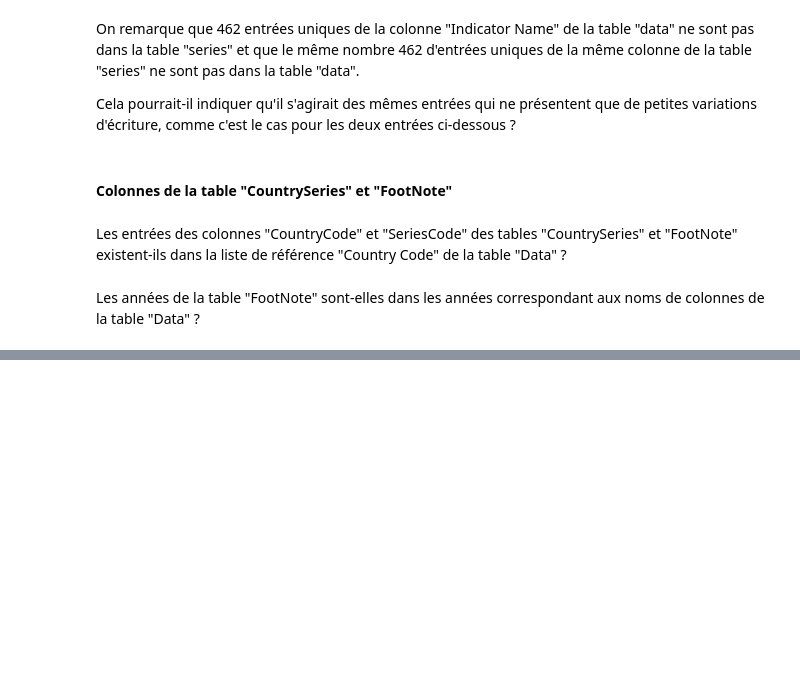
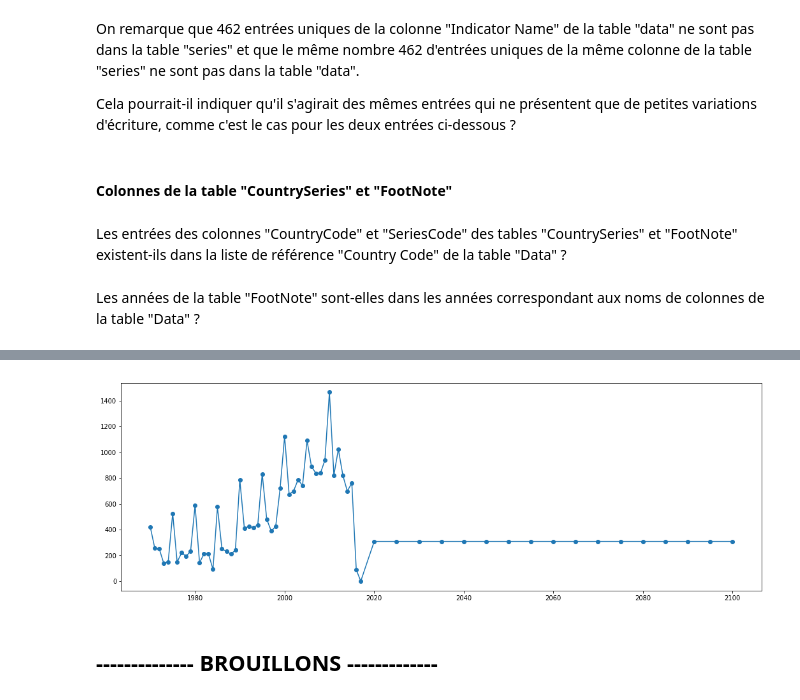
Before and after one commit to SmellyArmure/OC_DS_Project2, a Jupyter notebook: NOTEBOOK/P2-DataSystEd.ipynb, the cells around one changed output, grey strips where cells are left out. Saved outputs shown, nothing was run; the diff lists cells and outputs as text; code cells hidden in the pictures; blank space fills up the shorter version.

```diff
--- a/NOTEBOOK/P2-DataSystEd.ipynb
+++ b/NOTEBOOK/P2-DataSystEd.ipynb
@@ -296,3 +354,16 @@ footnote[footnote["Year"]=='yr2012']
+# %%
+# Nbe d'indicateurs (sur 3665 = max) dispo par année pour un pays
+
+tab = [data_gb_cnt[data_gb_cnt.index=='FRA'][year].values for year in data_gb_cnt.columns[3:].values]
+fig = plt.figure(figsize = (18,6))
+x = years
+y = tab
+plt.plot(x, y, '-o')
+plt.show()
+# %% [output]
+[figure, added]
+# %% [markdown]
+## -------------- BROUILLONS -------------
 # %%
 tab1 = list(['a', 'b', 'c', 'd', 'e'])
 tab2 = list(['adfc', 'c', 'd', 'e'])
```
Also changed, not shown: parts of 19 cells of this notebook.
